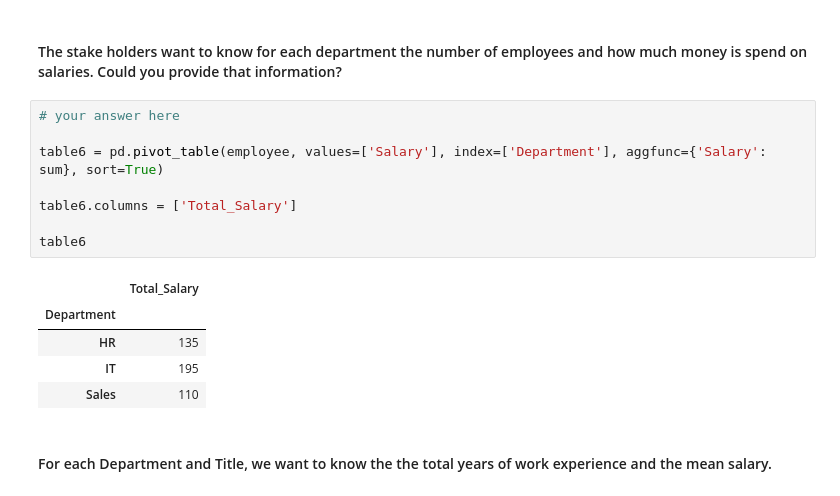
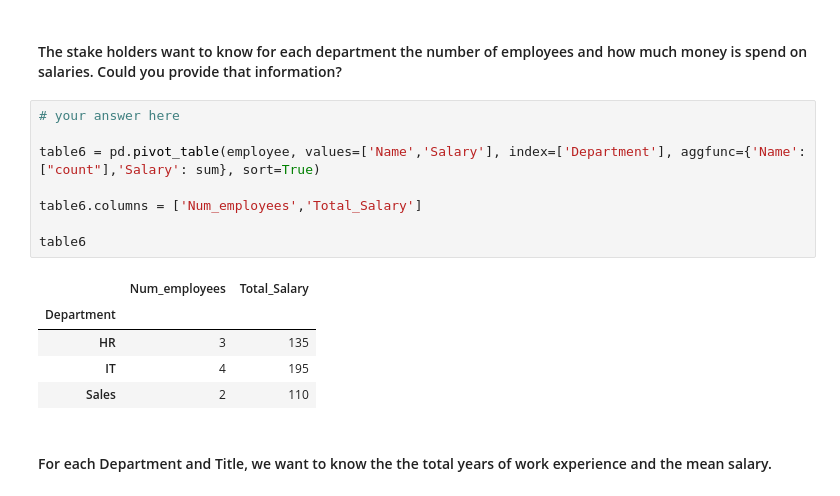
Before and after one commit to alleida23/lab-pivot-table-and-correlation, a Jupyter notebook: your_code/Lab - Data Reshaping 3.04.ipynb, the cells around one changed output. Saved outputs shown, nothing was run; the diff lists cells and outputs as text.

```diff
--- a/your_code/Lab - Data Reshaping 3.04.ipynb
+++ b/your_code/Lab - Data Reshaping 3.04.ipynb
@@ -172,17 +172,17 @@ table5
 # %%
 # your answer here
 
-table6 = pd.pivot_table(employee, values=['Salary'], index=['Department'], aggfunc={'Salary': sum}, sort=True)
+table6 = pd.pivot_table(employee, values=['Name','Salary'], index=['Department'], aggfunc={'Name':["count"],'Salary': sum}, sort=True)
 
-table6.columns = ['Total_Salary']
+table6.columns = ['Num_employees','Total_Salary']
 
 table6
 # %% [output]
-|  | Total_Salary |
-| Department |  |
-| HR | 135 |
-| IT | 195 |
-| Sales | 110 |
+|  | Num_employees | Total_Salary |
+| Department |  |  |
+| HR | 3 | 135 |
+| IT | 4 | 195 |
+| Sales | 2 | 110 |
 # %% [markdown]
 #### For each Department and Title, we want to know the the total years of work experience and the mean salary.
 # %%
```
Also changed, not shown: parts of 3 cells of this notebook.
